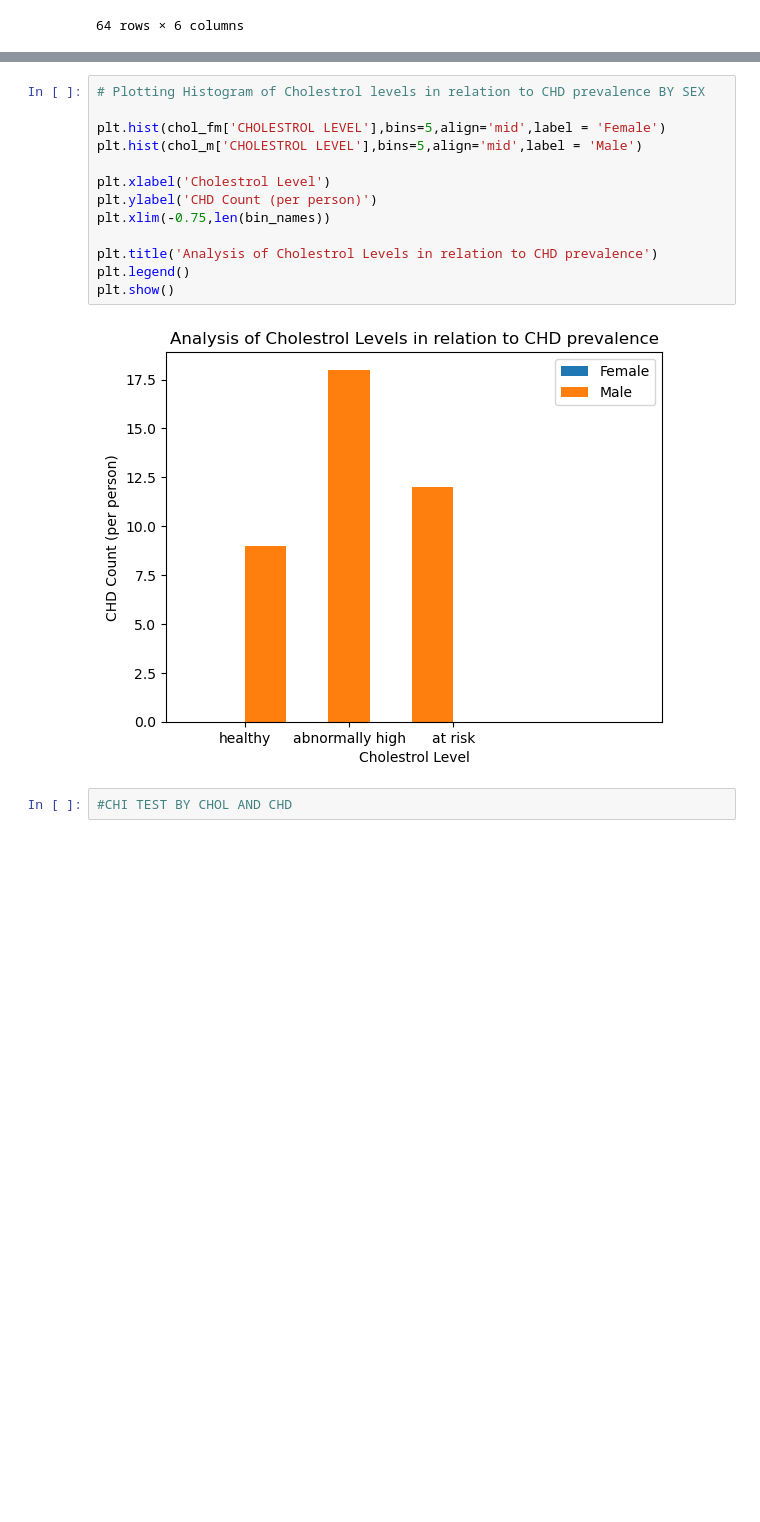
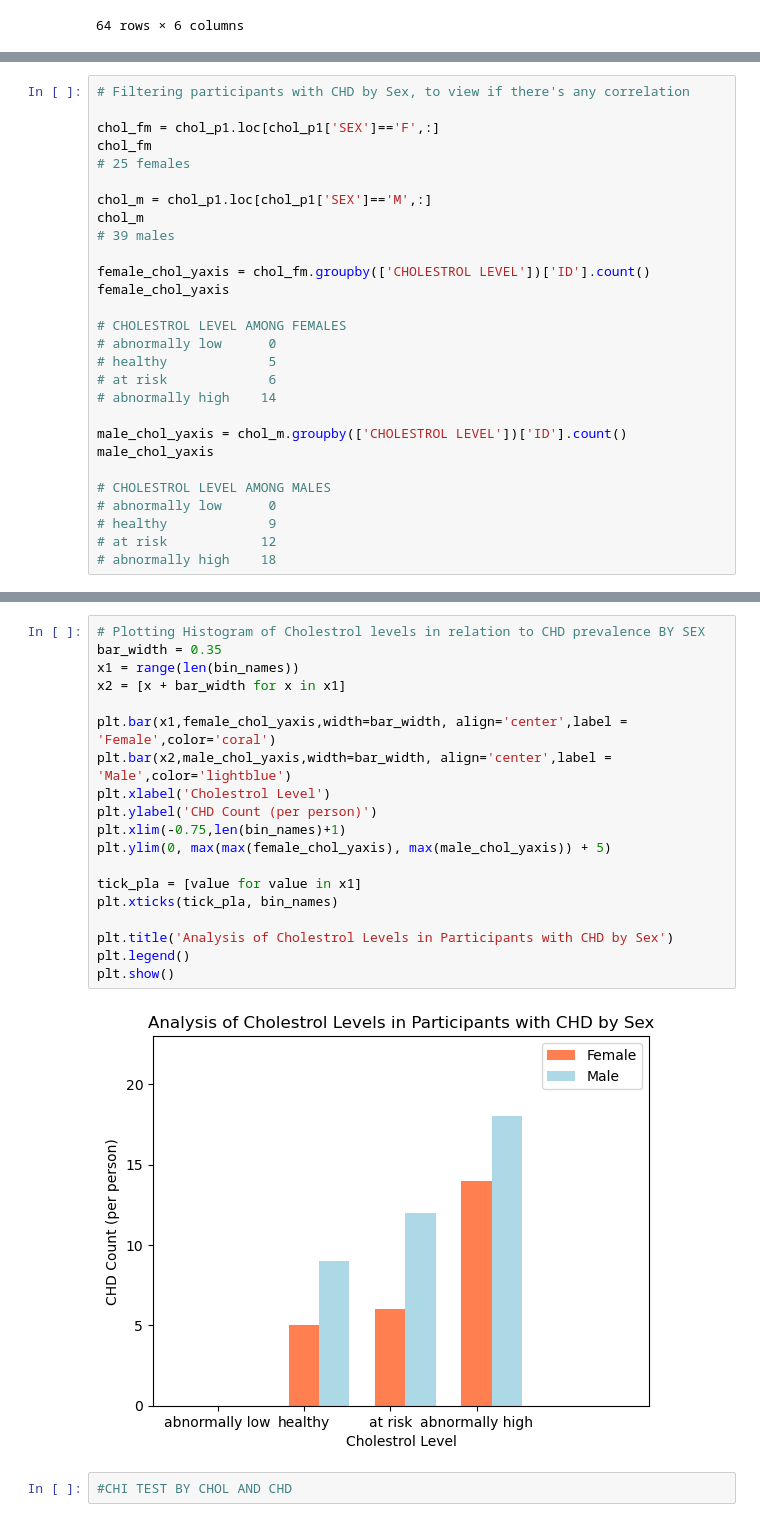
Before and after one commit to Yasmin-9/HeartInsights, a Jupyter notebook: sex/sex.ipynb, the cells around one changed output, grey strips where cells are left out. Saved outputs shown, nothing was run; the diff lists cells and outputs as text; blank space fills up the shorter version.

```diff
--- a/sex/sex.ipynb
+++ b/sex/sex.ipynb
@@ -508,0 +447,28 @@ chol_m
+# %%
+# Filtering participants with CHD by Sex, to view if there's any correlation
+
+chol_fm = chol_p1.loc[chol_p1['SEX']=='F',:]
+chol_fm
+# 25 females
+
+chol_m = chol_p1.loc[chol_p1['SEX']=='M',:]
+chol_m
+# 39 males
+
+female_chol_yaxis = chol_fm.groupby(['CHOLESTROL LEVEL'])['ID'].count()
+female_chol_yaxis
+
+# CHOLESTROL LEVEL AMONG FEMALES
+# abnormally low      0
+# healthy             5
+# at risk             6
+# abnormally high    14
+
+male_chol_yaxis = chol_m.groupby(['CHOLESTROL LEVEL'])['ID'].count()
+male_chol_yaxis
+
+# CHOLESTROL LEVEL AMONG MALES
+# abnormally low      0
+# healthy             9
+# at risk            12
+# abnormally high    18
@@ -509,18 +482,24 @@ chol_m
 # %%
 # Plotting Histogram of Cholestrol levels in relation to CHD prevalence BY SEX
+bar_width = 0.35
+x1 = range(len(bin_names))
+x2 = [x + bar_width for x in x1]
 
-plt.hist(chol_fm['CHOLESTROL LEVEL'],bins=5,align='mid',label = 'Female')
-plt.hist(chol_m['CHOLESTROL LEVEL'],bins=5,align='mid',label = 'Male')
-
+plt.bar(x1,female_chol_yaxis,width=bar_width, align='center',label = 'Female',color='coral')
+plt.bar(x2,male_chol_yaxis,width=bar_width, align='center',label = 'Male',color='lightblue')
 plt.xlabel('Cholestrol Level')
 plt.ylabel('CHD Count (per person)')
-plt.xlim(-0.75,len(bin_names))
+plt.xlim(-0.75,len(bin_names)+1)
+plt.ylim(0, max(max(female_chol_yaxis), max(male_chol_yaxis)) + 5)
 
-plt.title('Analysis of Cholestrol Levels in relation to CHD prevalence')
+tick_pla = [value for value in x1]
+plt.xticks(tick_pla, bin_names)
+
+plt.title('Analysis of Cholestrol Levels in Participants with CHD by Sex')
 plt.legend()
 plt.show()
 # %% [output]
-[figure, old version]
+[figure, new version]
 # %%
 #CHI TEST BY CHOL AND CHD
 # %% [markdown]
```
Also changed, not shown: parts of 15 cells of this notebook.
